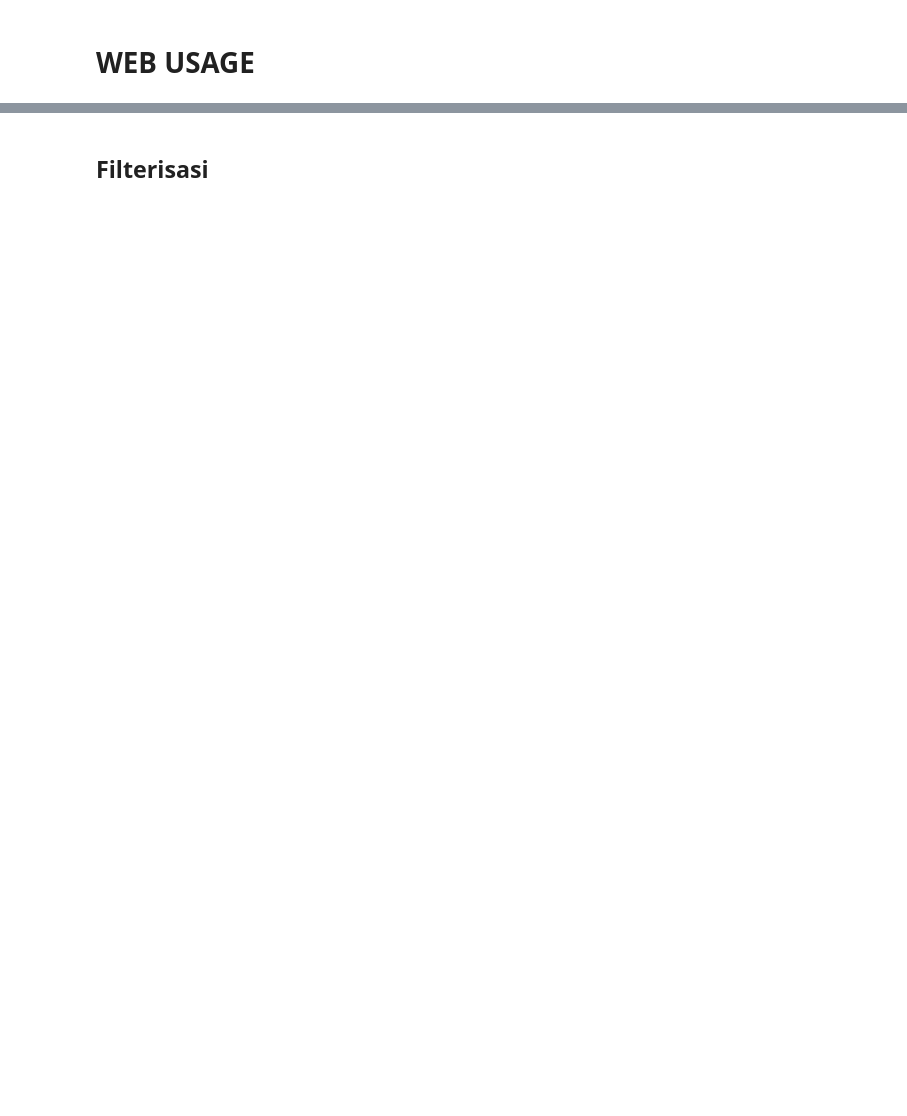
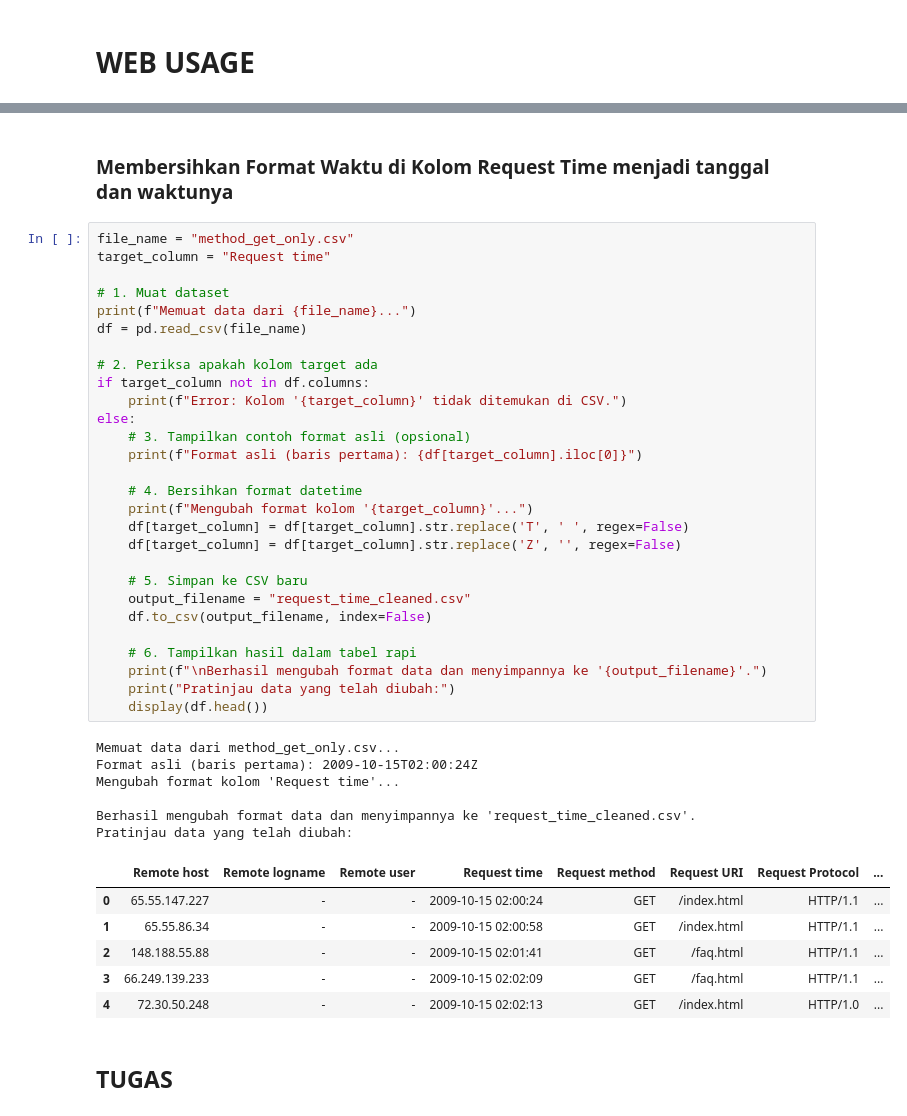
Before and after one commit to andre22-028/PPW, a Jupyter notebook: _sources/nasa.ipynb, the cells around one changed output, grey strips where cells are left out. Drawn from its saved outputs; the diff is of its cells as text; blank space fills up the shorter version.

```diff
--- a/_sources/nasa.ipynb
+++ b/_sources/nasa.ipynb
@@ -29,2 +159,45 @@ None
+# %% [markdown]
+### Membersihkan Format Waktu di Kolom Request Time menjadi tanggal dan waktunya
+# %%
+file_name = "method_get_only.csv"
+target_column = "Request time"
+
+# 1. Muat dataset
+print(f"Memuat data dari {file_name}...")
+df = pd.read_csv(file_name)
+
+# 2. Periksa apakah kolom target ada
+if target_column not in df.columns:
+    print(f"Error: Kolom '{target_column}' tidak ditemukan di CSV.")
+else:
+    # 3. Tampilkan contoh format asli (opsional)
+    print(f"Format asli (baris pertama): {df[target_column].iloc[0]}")
+
+    # 4. Bersihkan format datetime
+    print(f"Mengubah format kolom '{target_column}'...")
+    df[target_column] = df[target_column].str.replace('T', ' ', regex=False)
+    df[target_column] = df[target_column].str.replace('Z', '', regex=False)
+
+    # 5. Simpan ke CSV baru
+    output_filename = "request_time_cleaned.csv"
+    df.to_csv(output_filename, index=False)
+
+    # 6. Tampilkan hasil dalam tabel rapi
+    print(f"\nBerhasil mengubah format data dan menyimpannya ke '{output_filename}'.")
+    print("Pratinjau data yang telah diubah:")
+    display(df.head())
+# %% [output]
+Memuat data dari method_get_only.csv...
+Format asli (baris pertama): 2009-10-15T02:00:24Z
+Mengubah format kolom 'Request time'...
+
+Berhasil mengubah format data dan menyimpannya ke 'request_time_cleaned.csv'.
+Pratinjau data yang telah diubah:
+|  | Remote host | Remote logname | Remote user | Request time | Request method | Request URI | Request Protocol | ... |
+| 0 | 65.55.147.227 | - | - | 2009-10-15 02:00:24 | GET | /index.html | HTTP/1.1 | ... |
+| 1 | 65.55.86.34 | - | - | 2009-10-15 02:00:58 | GET | /index.html | HTTP/1.1 | ... |
+| 2 | 148.188.55.88 | - | - | 2009-10-15 02:01:41 | GET | /faq.html | HTTP/1.1 | ... |
+| 3 | 66.249.139.233 | - | - | 2009-10-15 02:02:09 | GET | /faq.html | HTTP/1.1 | ... |
+| 4 | 72.30.50.248 | - | - | 2009-10-15 02:02:13 | GET | /index.html | HTTP/1.0 | ... |
 # %% [markdown]
-## Filterisasi
+## TUGAS
```
Also changed, not shown: parts of 18 cells of this notebook, 2 other files.
